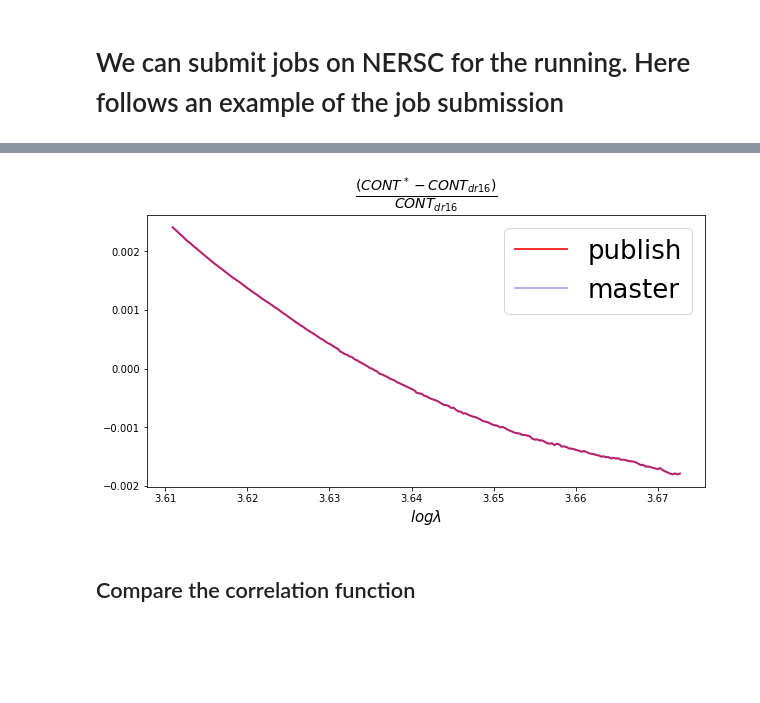
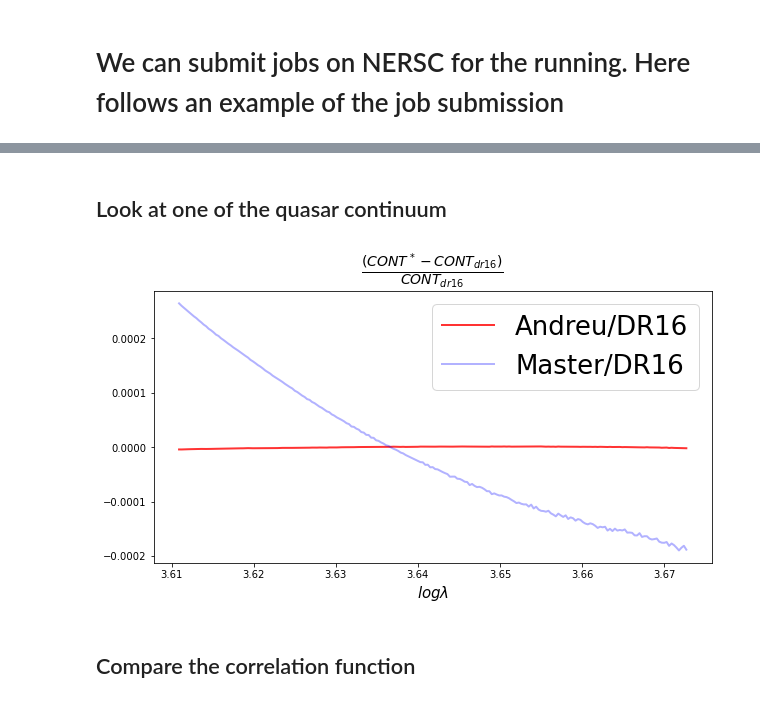
Before and after one commit to moonlovist/DR16-Reproduction, a Jupyter notebook: DR16 reproduce.ipynb, the cells around one changed output, grey strips where cells are left out. Drawn from its saved outputs; the diff is of its cells as text; code cells hidden in the pictures; blank space fills up the shorter version.

```diff
--- a/DR16 reproduce.ipynb
+++ b/DR16 reproduce.ipynb
@@ -114,22 +117,24 @@ rcParams['legend.fontsize'] = 12
 # %%
-delta_publish_dir = '/global/cscratch1/sd/tanting/Result_hcd/Delta/Delta_data_rebins_3_publish/Delta_LYA/Delta/delta-100.fits.gz'
+delta_andreu_dir = '/global/cfs/cdirs/desi/science/lya/eboss_dr16/redo_Z_LyaMask/Delta_LYA/Delta/delta-100.fits.gz'
 delta_master_dir='/global/cscratch1/sd/tanting/Result_hcd/Delta/Delta_data_rebins_3_test/Delta_LYA/Delta/delta-100.fits.gz'
 delta_dr16_dir = '/global/cfs/cdirs/desi/science/lya/eboss_dr16/original_dr16_analysis/Delta_LYA/Delta/delta-100.fits.gz'
 
-delta_publish_file = FITS(delta_publish_dir)
+delta_andreu_file = FITS(delta_andreu_dir)
 delta_master_file = FITS(delta_master_dir)
 delta_dr16_file = FITS(delta_dr16_dir)
+# %% [markdown]
+## Look at one of the quasar continuum
 # %%
 name = '458396011'
 plt.figure()
 plt.title(r'$\frac{(CONT^*-CONT_{dr16})}{CONT_{dr16}}$',fontsize = 20)
-plt.plot(delta_publish_file[name]['LOGLAM'][:],(delta_publish_file[name]['CONT'][:] - delta_dr16_file[name]['CONT'][:])/delta_dr16_file[name]['CONT'][:],alpha = 0.8,color = 'red',label = 'publish')
-plt.plot(delta_publish_file[name]['LOGLAM'][:],(delta_master_file[name]['CONT'][:] - delta_dr16_file[name]['CONT'][:])/delta_dr16_file[name]['CONT'][:],alpha = 0.3,color = 'blue',label = 'master')
+plt.plot(delta_andreu_file[name]['LOGLAM'][:],(delta_andreu_file[name]['CONT'][:] - delta_dr16_file[name]['CONT'][:])/delta_dr16_file[name]['CONT'][:],alpha = 0.8,color = 'red',label = 'Andreu/DR16')
+plt.plot(delta_andreu_file[name]['LOGLAM'][:],(delta_master_file[name]['CONT'][:] - delta_dr16_file[name]['CONT'][:])/delta_dr16_file[name]['CONT'][:],alpha = 0.3,color = 'blue',label = 'Master/DR16')
 plt.xlabel(r'$log\lambda$')
 plt.legend(fontsize = 26)
 plt.show()
 # %% [output]
-[figure, old version]
+[figure, new version]
 # %% [markdown]
 ## Compare the correlation function
 # %%
```
Also changed, not shown: parts of 10 cells of this notebook.
